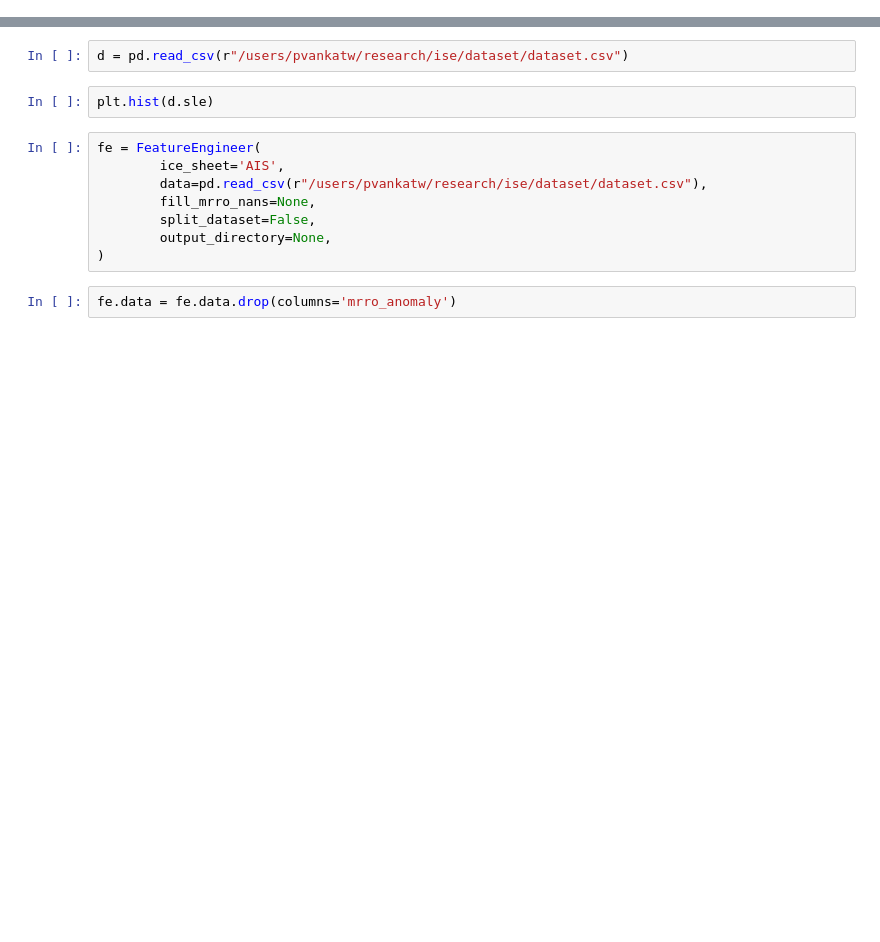
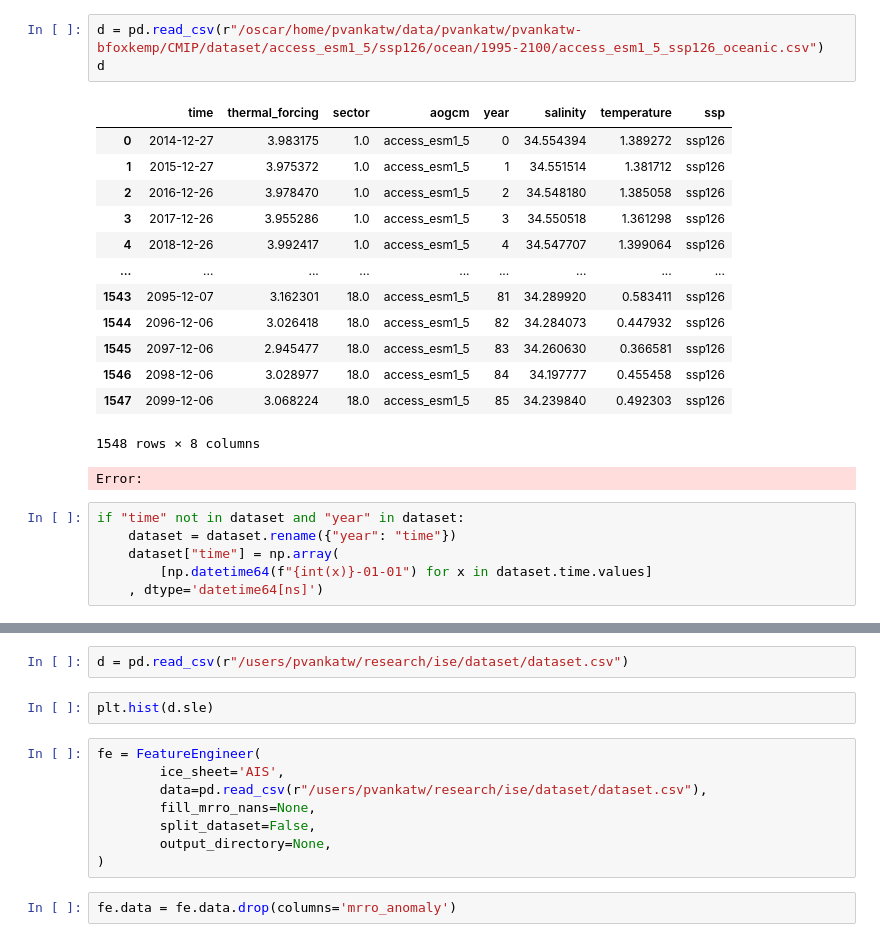
Before and after one commit to Brown-SciML/ise, a Jupyter notebook: main.ipynb, the cells around one changed output, grey strips where cells are left out. Saved outputs shown, nothing was run; the diff lists cells and outputs as text; blank space fills up the shorter version.

```diff
--- a/main.ipynb
+++ b/main.ipynb
@@ -6,0 +23,24 @@ from ise.utils import functions as f
+# %%
+d = pd.read_csv(r"/oscar/home/pvankatw/data/pvankatw/pvankatw-bfoxkemp/CMIP/dataset/access_esm1_5/ssp126/ocean/1995-2100/access_esm1_5_ssp126_oceanic.csv")
+d
+# %% [output]
+|  | time | thermal_forcing | sector | aogcm | year | salinity | temperature | ssp |
+| 0 | 2014-12-27 | 3.983175 | 1.0 | access_esm1_5 | 0 | 34.554394 | 1.389272 | ssp126 |
+| 1 | 2015-12-27 | 3.975372 | 1.0 | access_esm1_5 | 1 | 34.551514 | 1.381712 | ssp126 |
+| 2 | 2016-12-26 | 3.978470 | 1.0 | access_esm1_5 | 2 | 34.548180 | 1.385058 | ssp126 |
+| 3 | 2017-12-26 | 3.955286 | 1.0 | access_esm1_5 | 3 | 34.550518 | 1.361298 | ssp126 |
+| 4 | 2018-12-26 | 3.992417 | 1.0 | access_esm1_5 | 4 | 34.547707 | 1.399064 | ssp126 |
+| ... | ... | ... | ... | ... | ... | ... | ... | ... |
+| 1543 | 2095-12-07 | 3.162301 | 18.0 | access_esm1_5 | 81 | 34.289920 | 0.583411 | ssp126 |
+| 1544 | 2096-12-06 | 3.026418 | 18.0 | access_esm1_5 | 82 | 34.284073 | 0.447932 | ssp126 |
+| 1545 | 2097-12-06 | 2.945477 | 18.0 | access_esm1_5 | 83 | 34.260630 | 0.366581 | ssp126 |
+| 1546 | 2098-12-06 | 3.028977 | 18.0 | access_esm1_5 | 84 | 34.197777 | 0.455458 | ssp126 |
+| 1547 | 2099-12-06 | 3.068224 | 18.0 | access_esm1_5 | 85 | 34.239840 | 0.492303 | ssp126 |
+1548 rows × 8 columns
+Error:
+# %%
+if "time" not in dataset and "year" in dataset:
+    dataset = dataset.rename({"year": "time"})
+    dataset["time"] = np.array(
+        [np.datetime64(f"{int(x)}-01-01") for x in dataset.time.values]
+    , dtype='datetime64[ns]')
```
Also changed, not shown: parts of 12 cells of this notebook, 8 other files.
